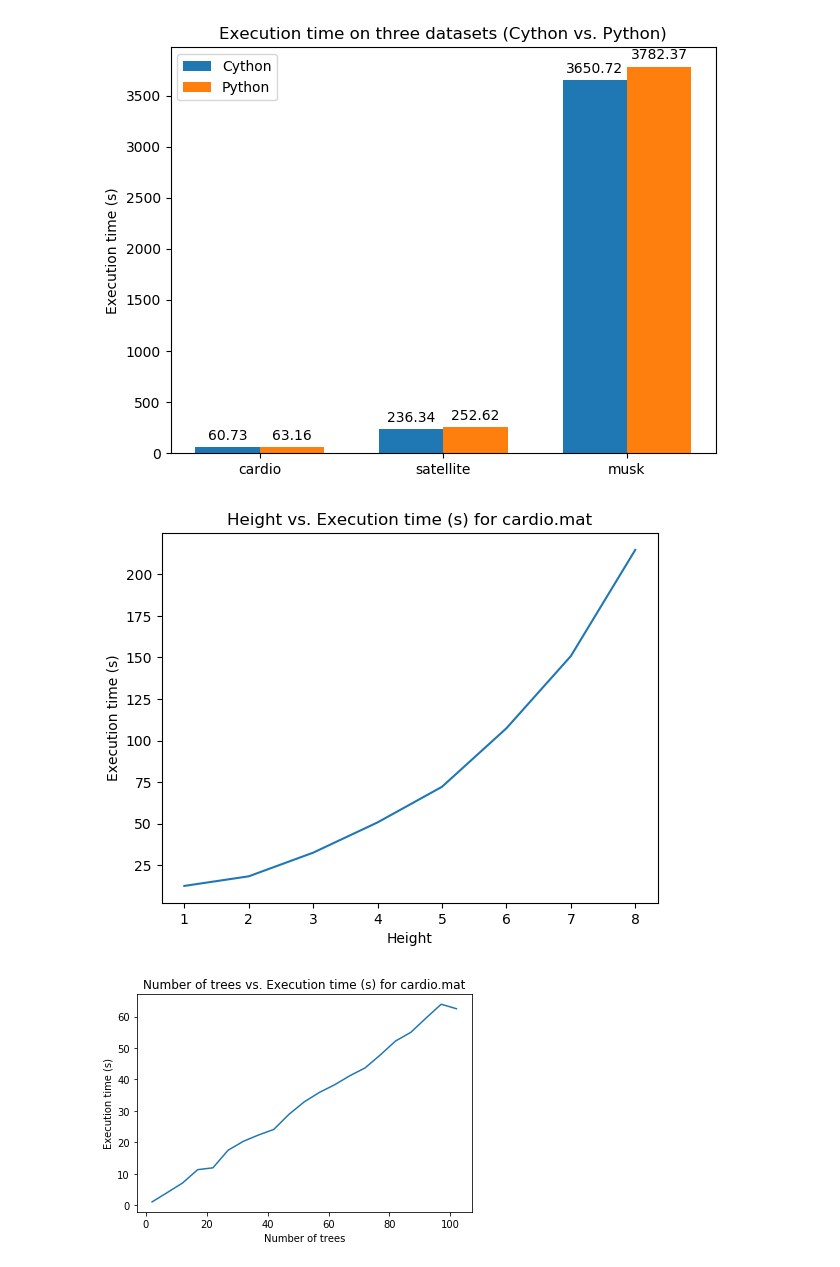
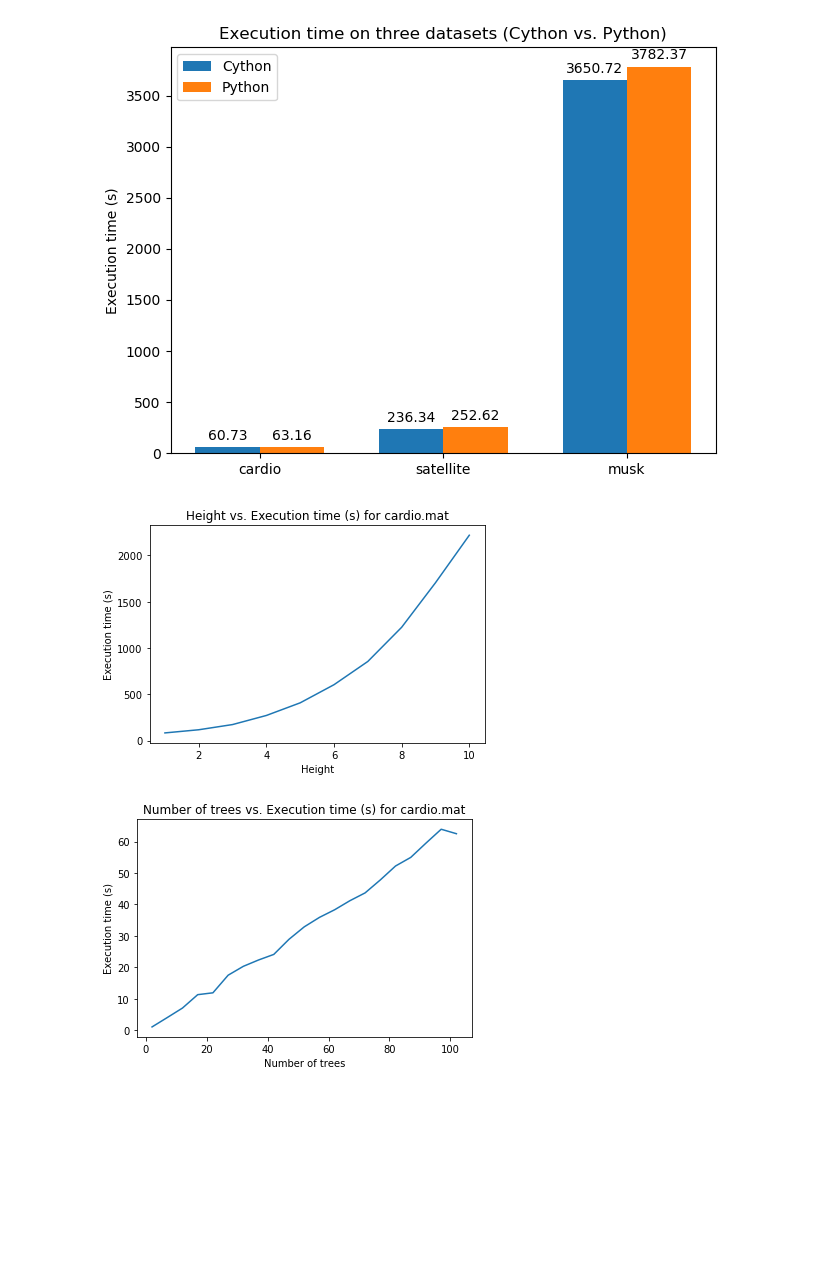
Before and after one commit to stefannesic/streamRHF, a Jupyter notebook: rhf-python/rhf.ipynb, the cells around one changed output. Drawn from its saved outputs; the diff is of its cells as text; code cells hidden in the pictures; blank space fills up the shorter version.

Commit message:
Python notebook with graphs, cython notebook organized by test and results

```diff
--- a/rhf-python/rhf.ipynb
+++ b/rhf-python/rhf.ipynb
@@ -165,21 +156,25 @@ plt.show()
 # %%
 import matplotlib.pyplot as plt
 plt.plot(
-    [1,2,3,4,5,6,7,8],
-    [12.604439267000998,
-    18.38584067800548,
-    32.603499371994985,
-    50.8089913349977,
-    72.21361004699429,
-    107.40358673399896,
-    150.81484965099662,
-    214.67793712099956])
+    [1,2,3,4,5,6,7,8, 9, 10],
+    [83.50158410100266,
+    117.62253137701191,
+    173.6867242900189,
+    271.86587387201143,
+    408.2193979859585,
+    603.9381421550061,
+    854.6984342659707,
+    1223.4855611730018,
+    1704.1170507770148,
+    2216.949507902027])
+
+
 plt.ylabel('Execution time (s)')
 plt.xlabel('Height')
 plt.title('Height vs. Execution time (s) for cardio.mat')
 plt.show()
 # %% [output]
-[figure, old version]
+[figure, new version]
 # %%
 import matplotlib.pyplot as plt
 x = np.arange(2, 104, 5)
```
Also changed, not shown: parts of 2 cells of this notebook, 1 other file.
